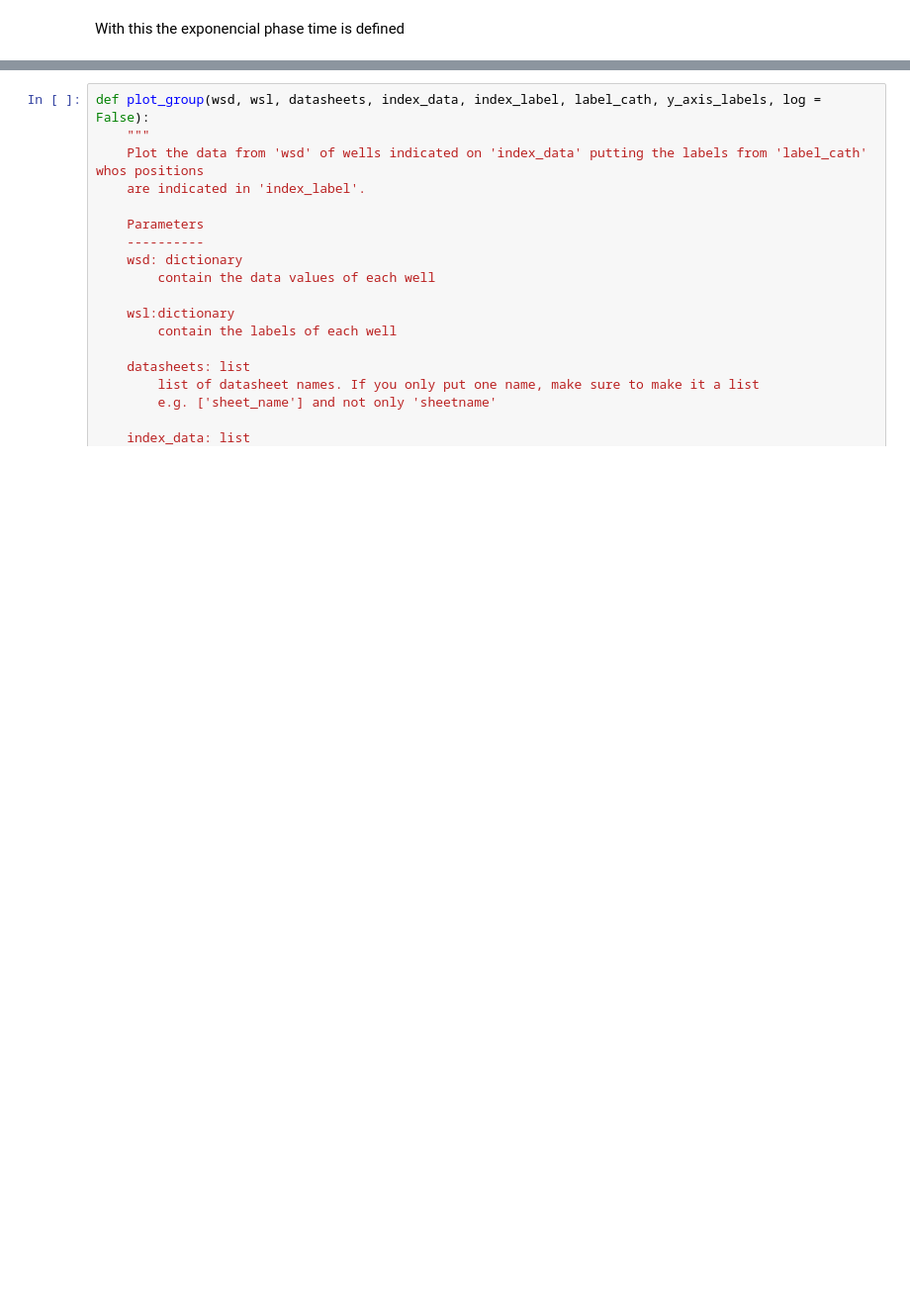
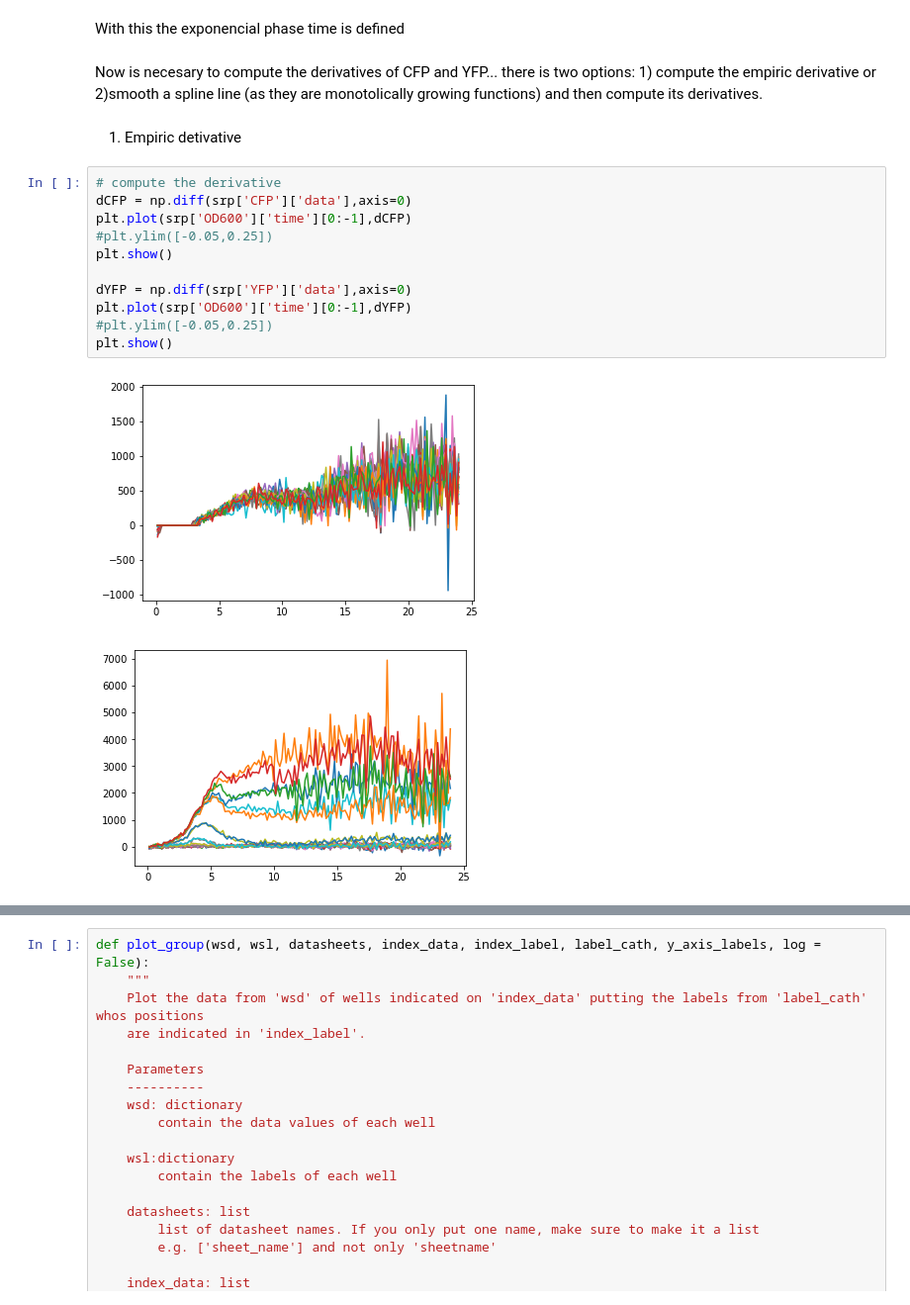
Before and after one commit to Prosimio/Plate_reader_analysis, a Jupyter notebook: Inverter_Analysis.ipynb, the cells around one changed output, grey strips where cells are left out. Shown at 99% size. Cells and saved outputs as stored; diff of their text form; blank space fills up the shorter version.

```diff
--- a/Inverter_Analysis.ipynb
+++ b/Inverter_Analysis.ipynb
@@ -1489,3 +1489,21 @@ for i in range(log_AA0.shape[1]):
 ... (36 outputs left out)
 # %% [markdown]
 With this the exponencial phase time is defined
+# %% [markdown]
+Now is necesary to compute the derivatives of CFP and YFP... there is two options: 1) compute the empiric derivative or  2)smooth a spline line (as they are monotolically growing functions) and then compute its derivatives.
+# %% [markdown]
+1) Empiric detivative
+# %%
+# compute the derivative
+dCFP = np.diff(srp['CFP']['data'],axis=0)
+plt.plot(srp['OD600']['time'][0:-1],dCFP)
+#plt.ylim([-0.05,0.25])
+plt.show()
+
+dYFP = np.diff(srp['YFP']['data'],axis=0)
+plt.plot(srp['OD600']['time'][0:-1],dYFP)
+#plt.ylim([-0.05,0.25])
+plt.show()
+# %% [output]
+[figure, added]
+[figure, added]
```
Also changed, not shown: parts of 10 cells of this notebook.
